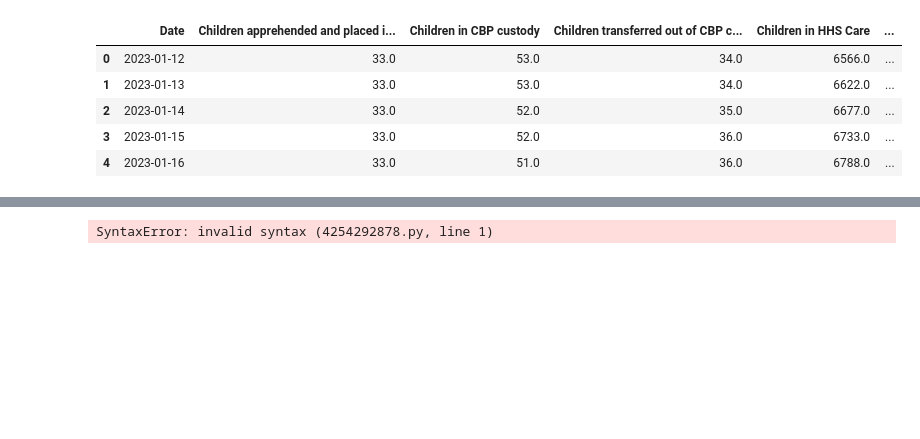
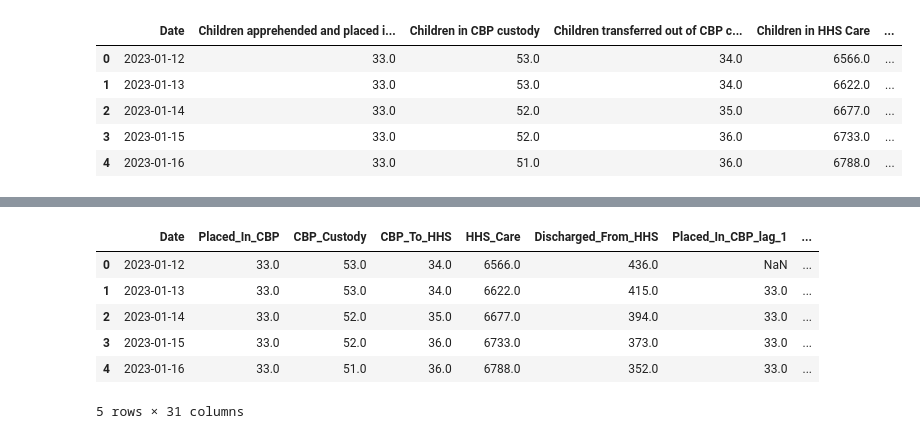
Before and after one commit to amithvardhan99/resume-projects, a Jupyter notebook: Predictive Forecasting of Care Load & Placement Demand/notebook.ipynb, the cells around one changed output, grey strips where cells are left out. Cells and saved outputs as stored; diff of their text form; code cells hidden in the pictures; blank space fills up the shorter version.

```diff
--- a/Predictive Forecasting of Care Load & Placement Demand/notebook.ipynb
+++ b/Predictive Forecasting of Care Load & Placement Demand/notebook.ipynb
@@ -296,6 +305,12 @@ df_7[lag_by_14] = df_7[list_of_columns].shift(14)
 df_7[rolling_avg_7] = df_7[list_of_columns].rolling(7).mean()
 df_7[rolling_avg_14] = df_7[list_of_columns].rolling(14).mean()
 # %%
-df_7.loc[0,] =
+df_7.head(5)
 # %% [output]
+|  | Date | Placed_In_CBP | CBP_Custody | CBP_To_HHS | HHS_Care | Discharged_From_HHS | Placed_In_CBP_lag_1 | ... |
+| 0 | 2023-01-12 | 33.0 | 53.0 | 34.0 | 6566.0 | 436.0 | NaN | ... |
+| 1 | 2023-01-13 | 33.0 | 53.0 | 34.0 | 6622.0 | 415.0 | 33.0 | ... |
+| 2 | 2023-01-14 | 33.0 | 52.0 | 35.0 | 6677.0 | 394.0 | 33.0 | ... |
+| 3 | 2023-01-15 | 33.0 | 52.0 | 36.0 | 6733.0 | 373.0 | 33.0 | ... |
+| 4 | 2023-01-16 | 33.0 | 51.0 | 36.0 | 6788.0 | 352.0 | 33.0 | ... |
-SyntaxError: invalid syntax (4254292878.py, line 1)
+5 rows × 31 columns
```
Also changed, not shown: parts of 13 cells of this notebook, 2 other files.
